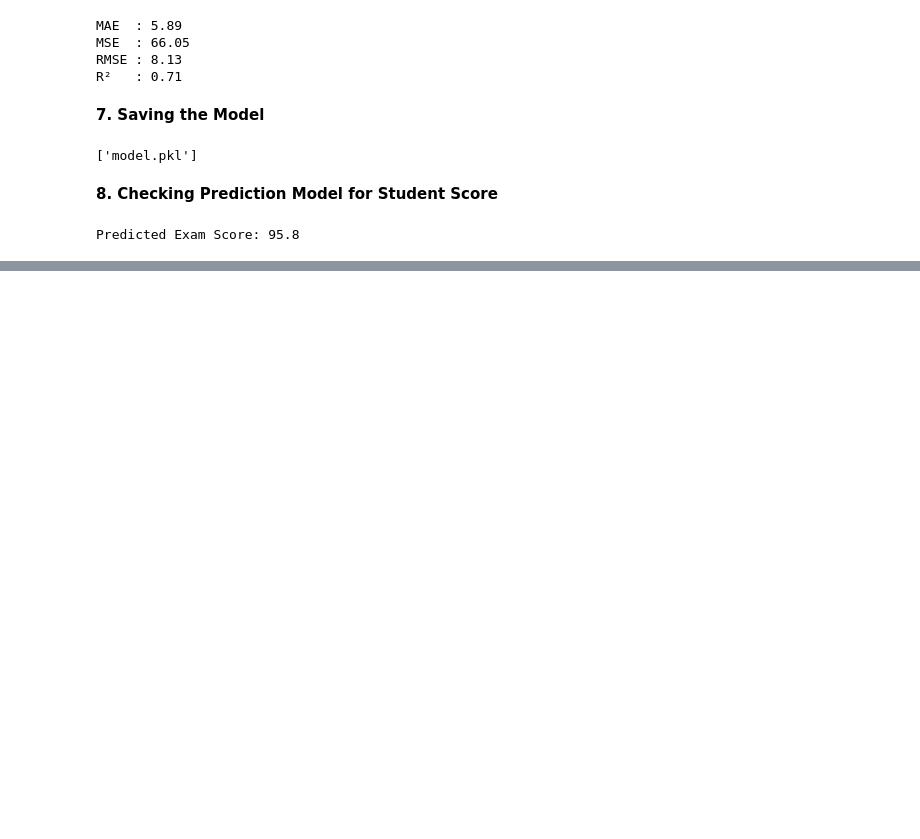
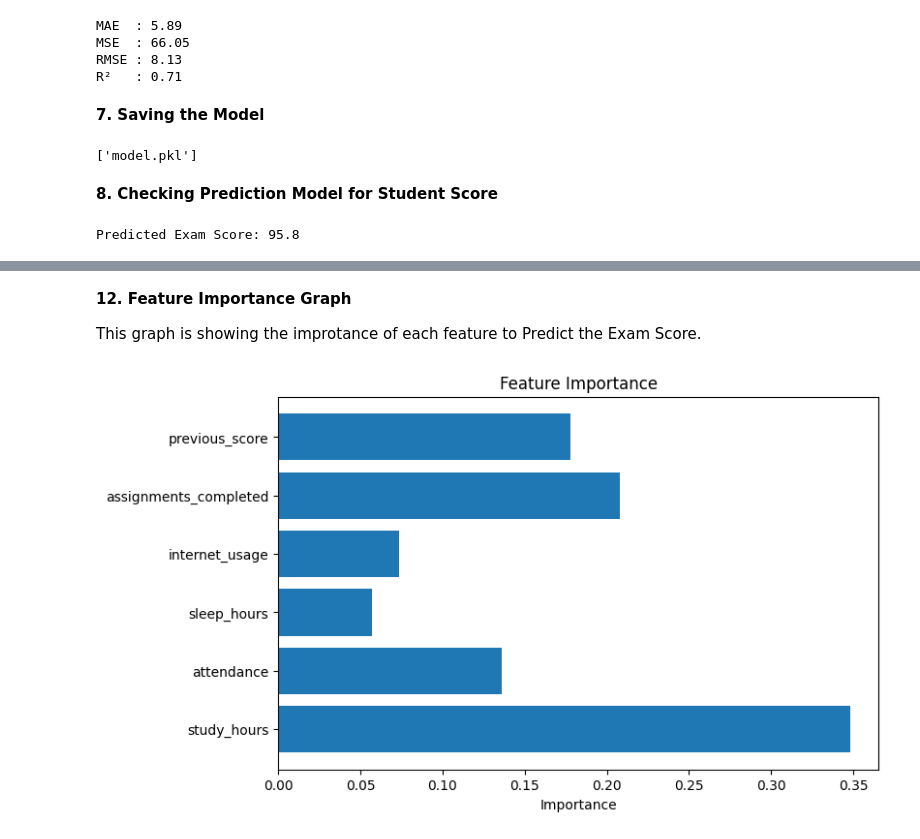
Before and after one commit to abdullahmufeezz/Students_Performance_Analysis_Prediction_System, a Jupyter notebook: Student_Performance_Analysis.ipynb, the cells around one changed output, grey strips where cells are left out. Saved outputs shown, nothing was run; the diff lists cells and outputs as text; code cells hidden in the pictures; blank space fills up the shorter version.

```diff
--- a/Student_Performance_Analysis.ipynb
+++ b/Student_Performance_Analysis.ipynb
@@ -181,0 +203,16 @@ plt.show()
+# %% [markdown]
+**12. Feature Importance Graph**
+
+This graph is showing the improtance of each feature to Predict the Exam Score.
+# %%
+importance = model.feature_importances_
+
+features = X.columns
+
+plt.figure(figsize=(8,5))
+plt.barh(features, importance)
+plt.xlabel("Importance")
+plt.title("Feature Importance")
+plt.show()
+# %% [output]
+[figure, added]
```
Also changed, not shown: parts of 6 cells of this notebook.
